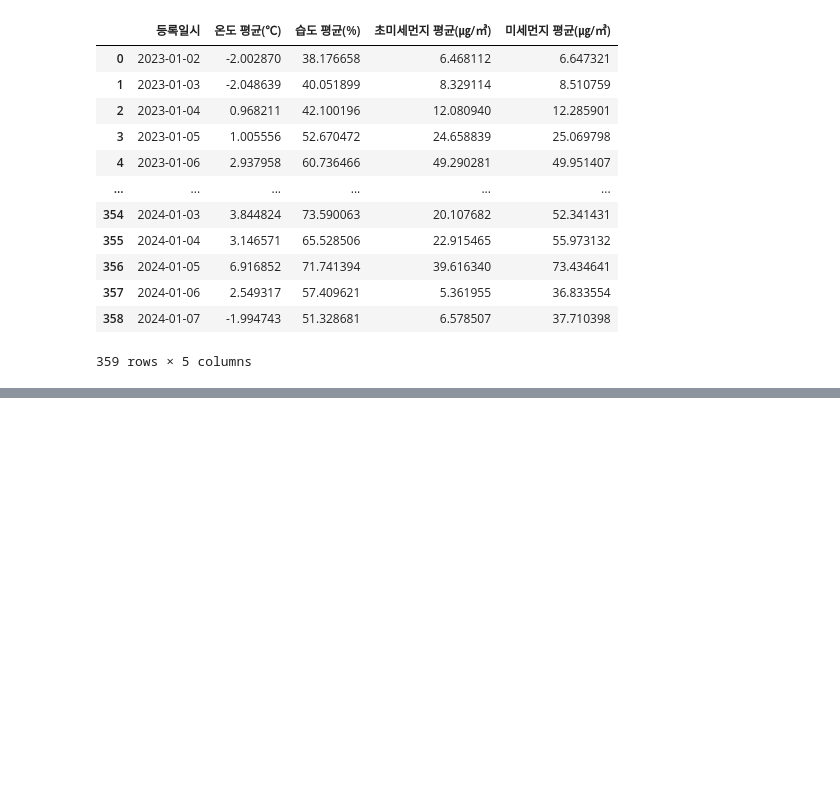
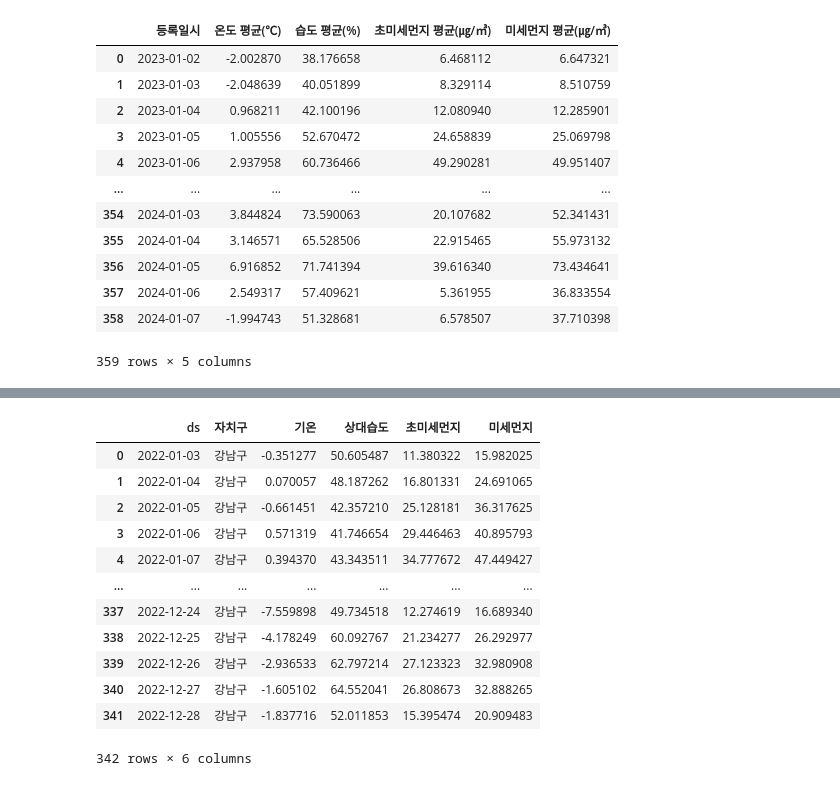
Before and after one commit to eunyoung030927/2024-Environmental-Data-Analysis-and-Utilization-Competition, a Jupyter notebook: model/preprocessing.ipynb, the cells around one changed output, grey strips where cells are left out. Saved outputs shown, nothing was run; the diff lists cells and outputs as text; code cells hidden in the pictures; blank space fills up the shorter version.

```diff
--- a/model/preprocessing.ipynb
+++ b/model/preprocessing.ipynb
@@ -1174,0 +1226,45 @@ total_df[total_df['자치구'] == '관악구'].sort_values(by='등록일시').gr
+# %%
+goo = [name.split('_')[1].split('.')[0] for name in sorted(os.listdir(path2022))]
+
+goo2022 = dict()
+goo2023 = dict()
+bothdict = dict()
+for g in goo:
+    goo2022[g] = None
+    goo2023[g] = None
+    bothdict[g] = None
+# %%
+for g in goo:
+    filename = f'2022_{g}.csv'
+    temp = pd.read_csv(path2022+"/"+filename)#.drop('Unnamed: 0', axis=1)
+    temp['자치구'] = g
+    temp.rename(columns={'등록일시':'등록일자',
+                        '온도 평균(℃)':'기온',
+                        '습도 평균(%)':'상대습도',
+                        '초미세먼지 평균(㎍/㎥)':'초미세먼지',
+                        '미세먼지 평균(㎍/㎥)':'미세먼지'}, inplace=True)
+    temp.rename(columns={'등록일자':'ds'}, inplace=True)
+    new_order = ['ds', '자치구', '기온', '상대습도', '초미세먼지', '미세먼지']
+    temp = temp.reindex(columns=new_order)
+    temp = temp.interpolate()
+
+    temp = temp.groupby('ds').mean().reset_index()
+    temp['자치구'] = g
+    temp = temp.reindex(columns=new_order)
+    goo2022[g] = temp
+
+goo2022['강남구']
+# %% [output]
+|  | ds | 자치구 | 기온 | 상대습도 | 초미세먼지 | 미세먼지 |
+| 0 | 2022-01-03 | 강남구 | -0.351277 | 50.605487 | 11.380322 | 15.982025 |
+| 1 | 2022-01-04 | 강남구 | 0.070057 | 48.187262 | 16.801331 | 24.691065 |
+| 2 | 2022-01-05 | 강남구 | -0.661451 | 42.357210 | 25.128181 | 36.317625 |
+| 3 | 2022-01-06 | 강남구 | 0.571319 | 41.746654 | 29.446463 | 40.895793 |
+| 4 | 2022-01-07 | 강남구 | 0.394370 | 43.343511 | 34.777672 | 47.449427 |
+| ... | ... | ... | ... | ... | ... | ... |
+| 337 | 2022-12-24 | 강남구 | -7.559898 | 49.734518 | 12.274619 | 16.689340 |
+| 338 | 2022-12-25 | 강남구 | -4.178249 | 60.092767 | 21.234277 | 26.292977 |
+| 339 | 2022-12-26 | 강남구 | -2.936533 | 62.797214 | 27.123323 | 32.980908 |
+| 340 | 2022-12-27 | 강남구 | -1.605102 | 64.552041 | 26.808673 | 32.888265 |
+| 341 | 2022-12-28 | 강남구 | -1.837716 | 52.011853 | 15.395474 | 20.909483 |
+342 rows × 6 columns
```
Also changed, not shown: parts of 12 cells of this notebook, 51 other files.
